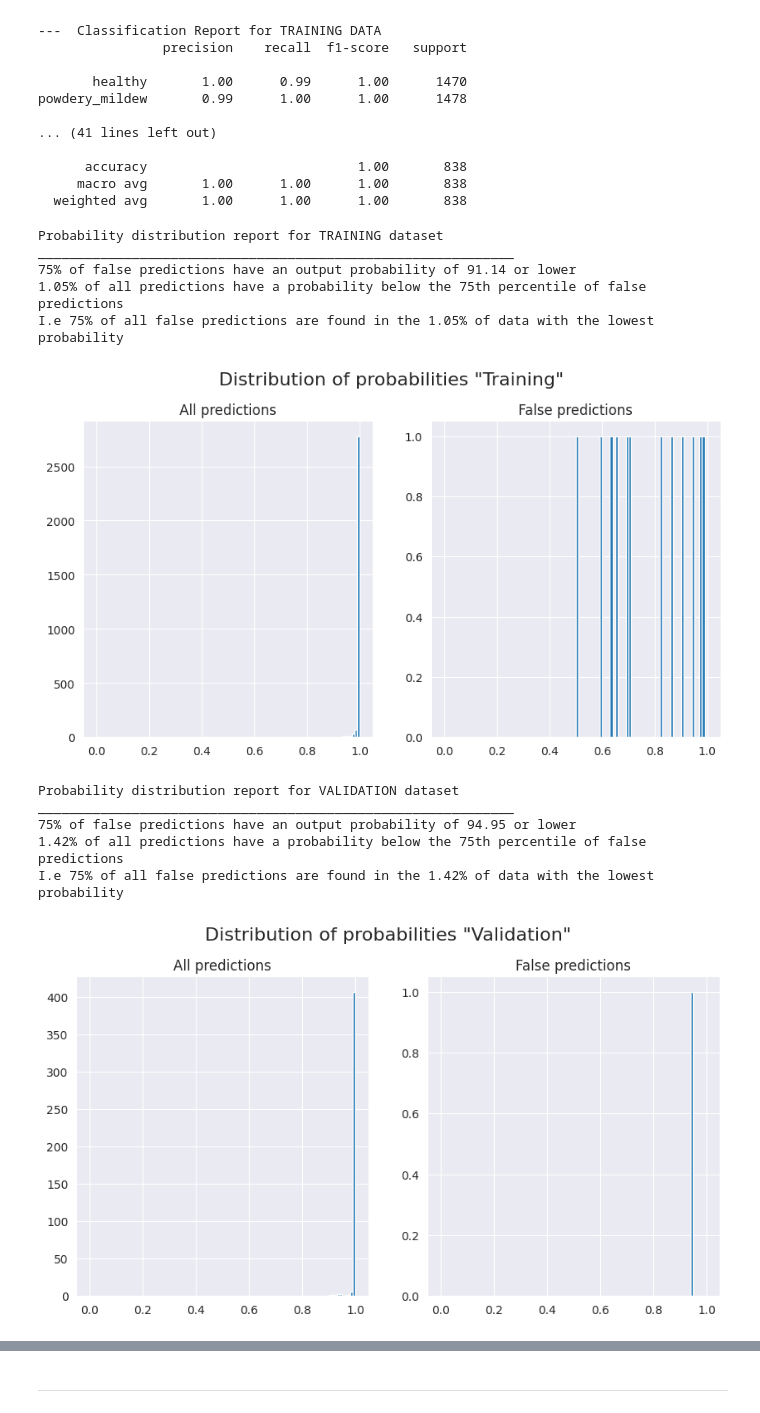
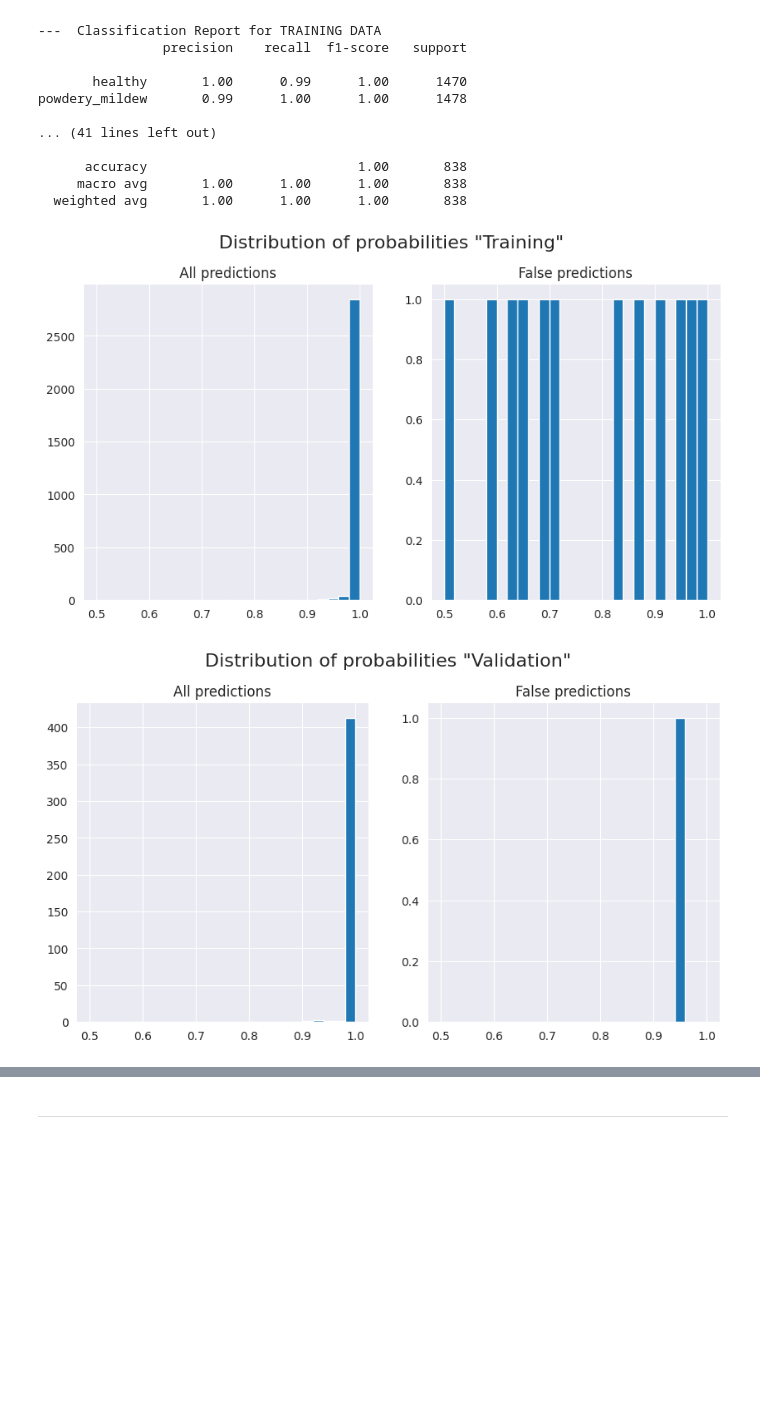
Before and after one commit to jensbrauer/Mildew-Detection-in-Cherry-Leaves, a Jupyter notebook: jupyter_notebooks/04 - Modelling.ipynb, the cells around one changed output, grey strips where cells are left out. Drawn from its saved outputs; the diff is of its cells as text; code cells hidden in the pictures; blank space fills up the shorter version.

```diff
--- a/jupyter_notebooks/04 - Modelling.ipynb
+++ b/jupyter_notebooks/04 - Modelling.ipynb
@@ -359,6 +359,7 @@ powdery_mildew       0.99      1.00      1.00      1478
      macro avg       1.00      1.00      1.00       838
   weighted avg       1.00      1.00      1.00       838
 # %%
+import json
 from statistics import median
 
 
@@ -380,49 +381,49 @@ def check_probability_meaning(predicted_set, data_object, name):
         proba_for_all_pred.append(abs(1 - min(pred)))
         if abs(1 - min(pred)) < threshold:
             n_predictions_below_threshold.append(pred)
 
 
 
     #Calculate the % of predictions that are below the 75th percentile of false prediction
     ratio = round(((len(n_predictions_below_threshold) / data_object.n)*100),2)
 
-    print(f'Probability distribution report for {name.upper()} dataset')
-    print('_____________________________________________________________')
-    print(f'75% of false predictions have an output probability of {round(threshold*100, 2)} or lower')
-    print(f'{ratio}% of all predictions have a probability below the 75th percentile of false predictions')
-    print(f'I.e 75% of all false predictions are found in the {ratio}% of data with the lowest probability')
+    #print(f'Probability distribution report for {name.upper()} dataset')
+    #print('_____________________________________________________________')
+    #print(f'75% of false predictions have an output probability of {round(threshold*100, 2)} or lower')
+    #print(f'{ratio}% of all predictions have a probability below the 75th percentile of false predictions')
+    #print(f'I.e 75% of all false predictions are found in the {ratio}% of data with the lowest probability')
+
+    # add a team member
+    probability_report[f'{name}'] = {'threshold': round(threshold*100, 2), 'ratio': ratio}
+    probability_report[f'{name}'] = {'threshold': round(threshold*100, 2), 'ratio': ratio}
+    probability_report[f'{name}'] = {'threshold': round(threshold*100, 2), 'ratio': ratio}
 
     #Create figure to plot distribution of predictions across probabilities
     bin = []
-    for i in range(0, 101):
+    for i in range(25, 51):
         if i == 0 :
             bin.append(0)
         else:
-            bin.append(i/100)
+            bin.append(i/50)
 
     fig, axes = plt.subplots(nrows=1,ncols=2,figsize=(10,5))
     axes[0].hist(proba_for_all_pred, bins=bin)
     axes[0].set_title('All predictions')
     axes[1].hist(proba_for_false_pred, bins=bin)
     axes[1].set_title('False predictions')
     fig.suptitle(f'Distribution of probabilities "{name}"', fontsize=16, y=1)
     plt.savefig(f'{version_output}/proba_dist_{name.lower()}.png',
             bbox_inches='tight', dpi=150)
     plt.show()
 
+probability_report = {}
+
 check_probability_meaning(predicted_training, augmented_training_data, 'Training')
 check_probability_meaning(predicted_validation, validation_data_object, 'Validation')
 check_probability_meaning(predicted_test, test_data_object, 'Test')
+
+with open('/workspace/Mildew-Detection-in-Cherry-Leaves/outputs/current_output/proba_report.json', 'w') as file:
+    json.dump(probability_report, file)
 # %% [output]
-Probability distribution report for TRAINING dataset
-_____________________________________________________________
-75% of false predictions have an output probability of 91.14 or lower
-1.05% of all predictions have a probability below the 75th percentile of false predictions
-I.e 75% of all false predictions are found in the 1.05% of data with the lowest probability
-[figure, old version]
+[figure, new version]
-Probability distribution report for VALIDATION dataset
-_____________________________________________________________
-75% of false predictions have an output probability of 94.95 or lower
-1.42% of all predictions have a probability below the 75th percentile of false predictions
-I.e 75% of all false predictions are found in the 1.42% of data with the lowest probability
-[figure, old version]
+[figure, new version]
```
Also changed, not shown: parts of 1 cell of this notebook.
